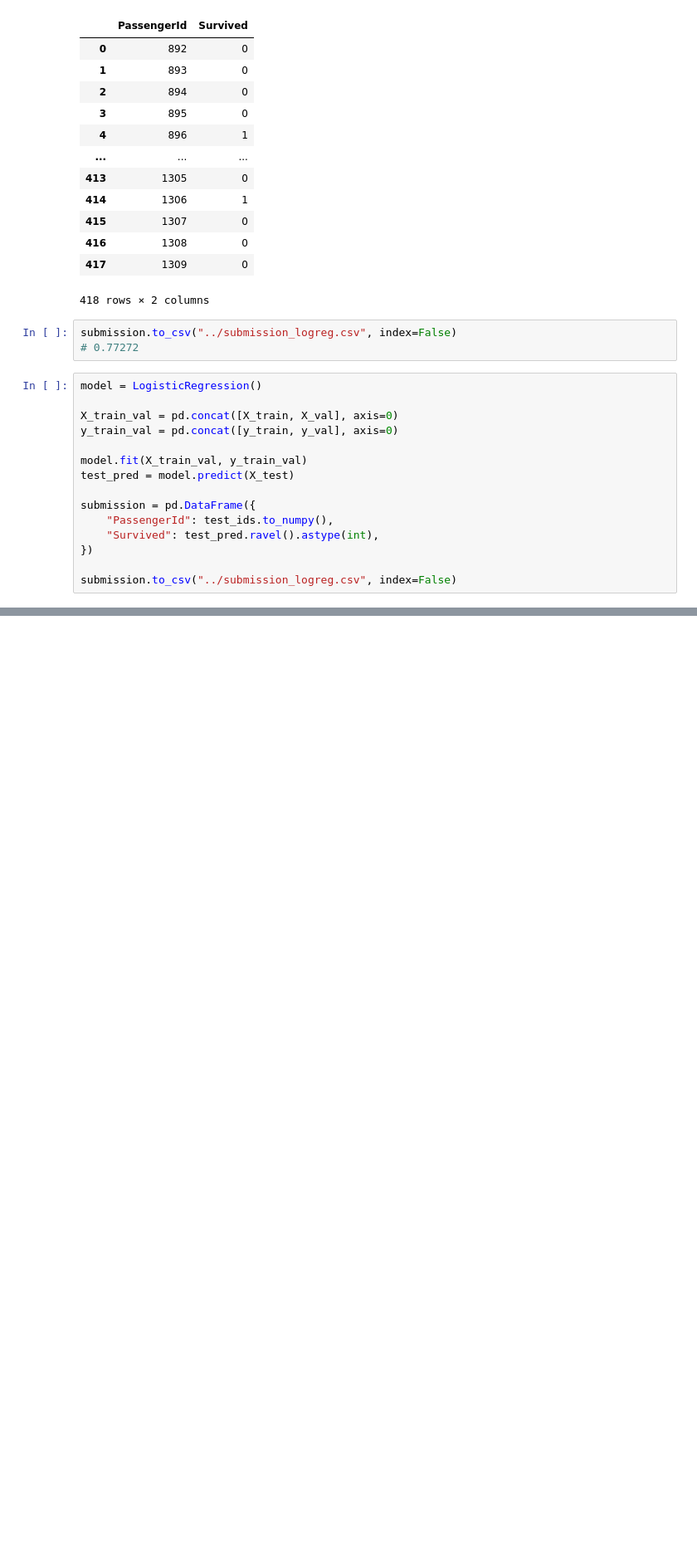
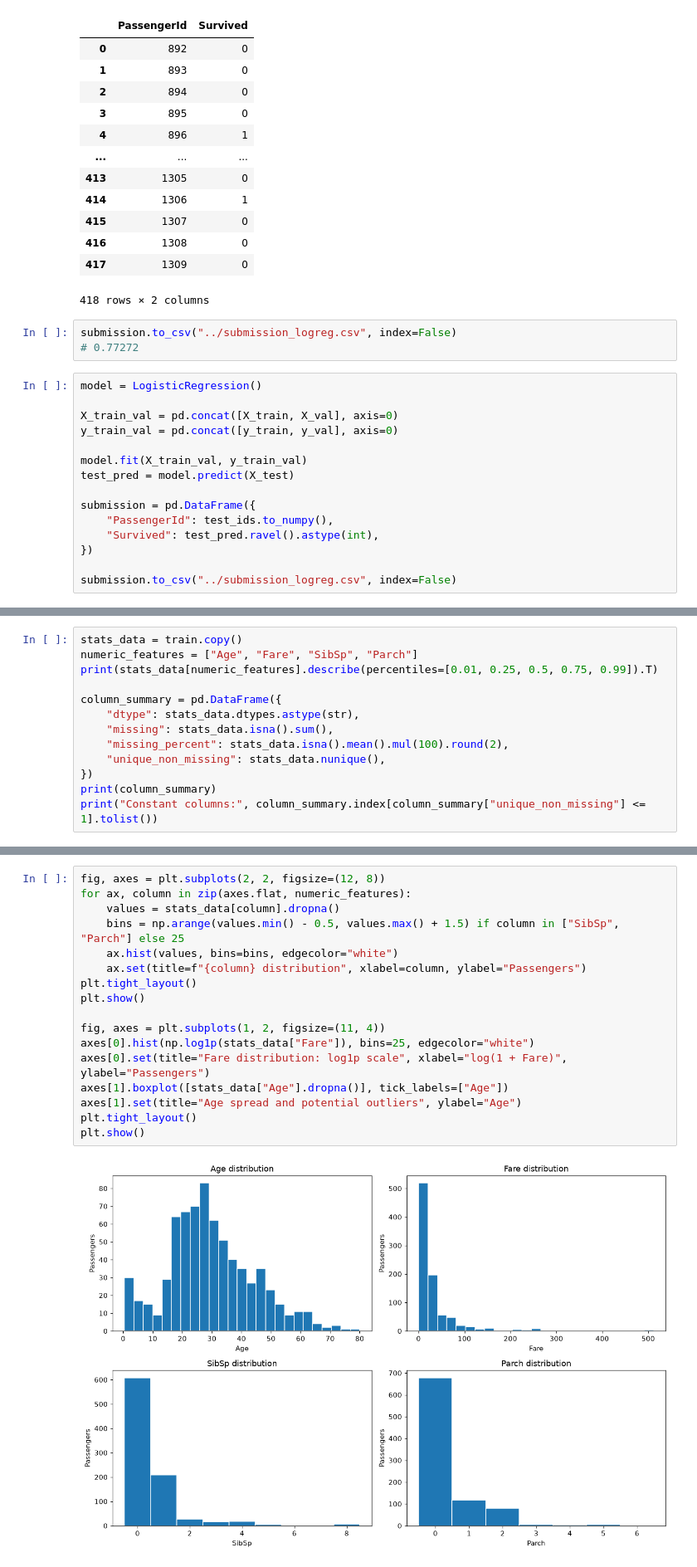
Before and after one commit to 2Gpb/TitanicPipeline, a Jupyter notebook: notebooks/draft.ipynb, the cells around one changed output, grey strips where cells are left out. Shown at 83% size. Drawn from its saved outputs; the diff is of its cells as text; blank space fills up the shorter version.

```diff
--- a/notebooks/draft.ipynb
+++ b/notebooks/draft.ipynb
@@ -324,0 +430,13 @@ submission.to_csv("../submission_logreg.csv", index=False)
+# %%
+stats_data = train.copy()
+numeric_features = ["Age", "Fare", "SibSp", "Parch"]
+print(stats_data[numeric_features].describe(percentiles=[0.01, 0.25, 0.5, 0.75, 0.99]).T)
+
+column_summary = pd.DataFrame({
+    "dtype": stats_data.dtypes.astype(str),
+    "missing": stats_data.isna().sum(),
+    "missing_percent": stats_data.isna().mean().mul(100).round(2),
+    "unique_non_missing": stats_data.nunique(),
+})
+print(column_summary)
+print("Constant columns:", column_summary.index[column_summary["unique_non_missing"] <= 1].tolist())
@@ -324,0 +461,19 @@ submission.to_csv("../submission_logreg.csv", index=False)
+# %%
+fig, axes = plt.subplots(2, 2, figsize=(12, 8))
+for ax, column in zip(axes.flat, numeric_features):
+    values = stats_data[column].dropna()
+    bins = np.arange(values.min() - 0.5, values.max() + 1.5) if column in ["SibSp", "Parch"] else 25
+    ax.hist(values, bins=bins, edgecolor="white")
+    ax.set(title=f"{column} distribution", xlabel=column, ylabel="Passengers")
+plt.tight_layout()
+plt.show()
+
+fig, axes = plt.subplots(1, 2, figsize=(11, 4))
+axes[0].hist(np.log1p(stats_data["Fare"]), bins=25, edgecolor="white")
+axes[0].set(title="Fare distribution: log1p scale", xlabel="log(1 + Fare)", ylabel="Passengers")
+axes[1].boxplot([stats_data["Age"].dropna()], tick_labels=["Age"])
+axes[1].set(title="Age spread and potential outliers", ylabel="Age")
+plt.tight_layout()
+plt.show()
+# %% [output]
+[figure, added]
```
Also changed, not shown: parts of 21 cells of this notebook, 16 other files.
